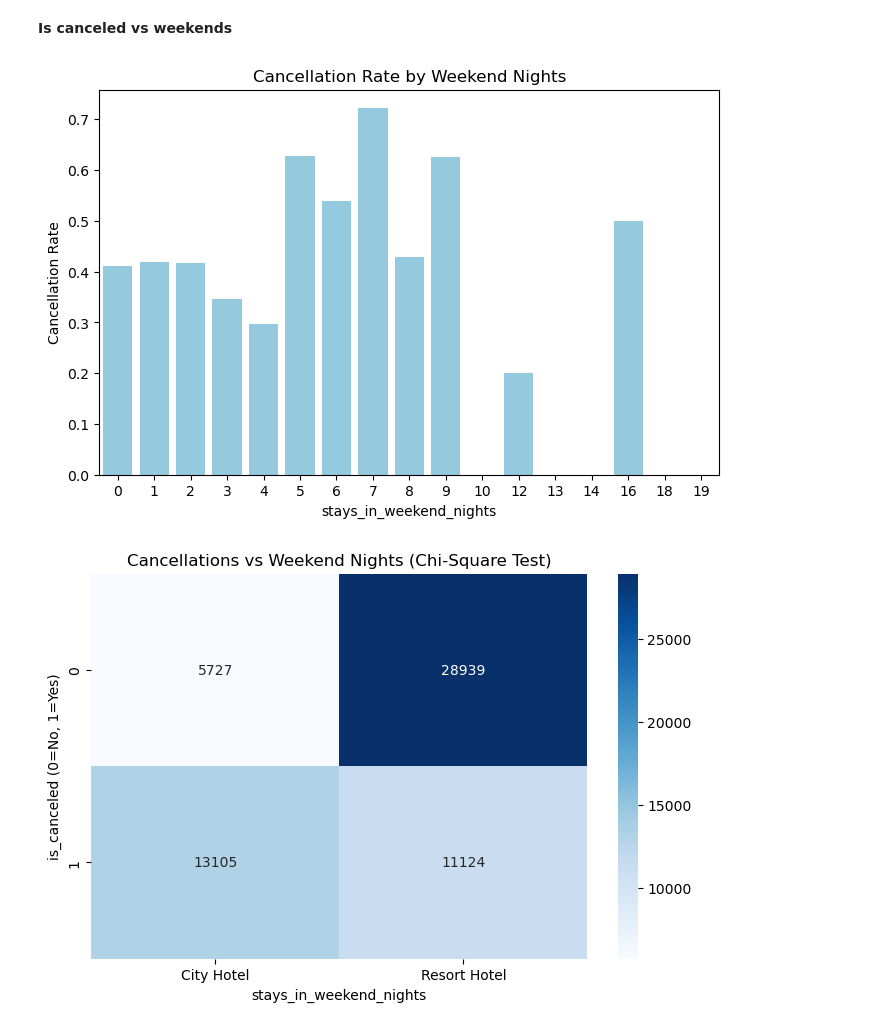
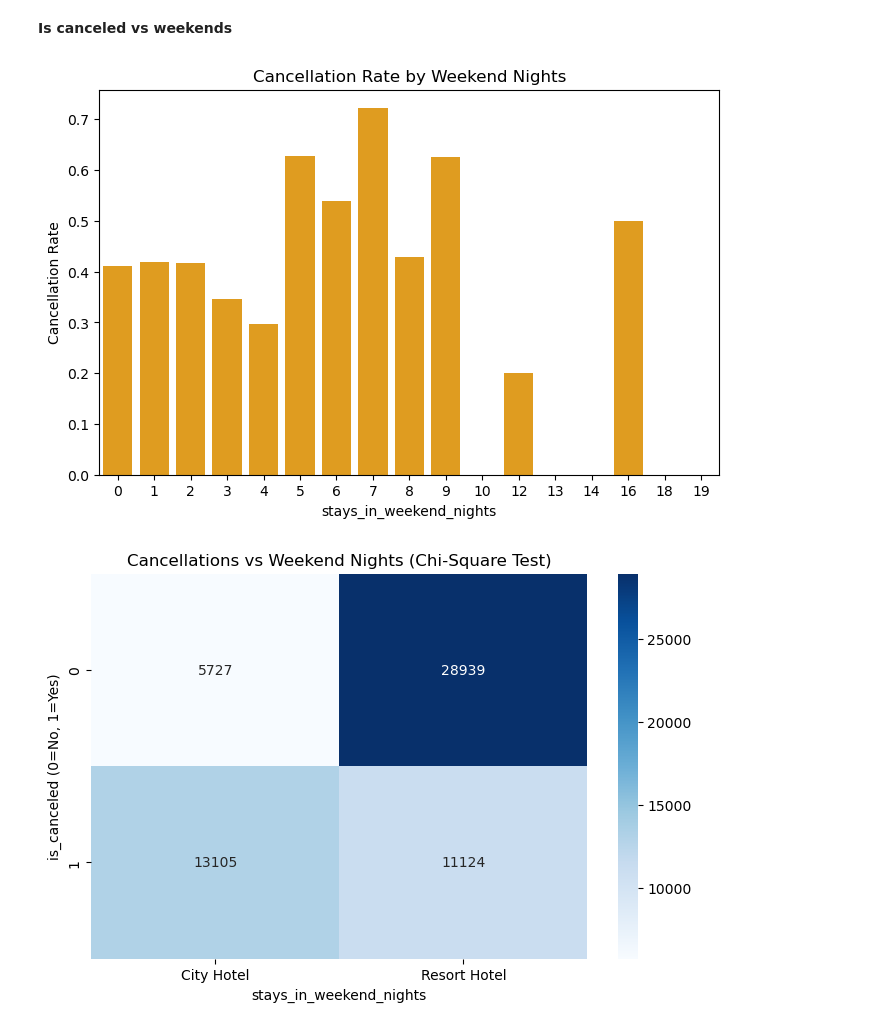
Before and after one commit to CatGelvez01/Ciencia_de_datos_aplicada_taller-1, a Jupyter notebook: taller1.ipynb, the cells around one changed output. Saved outputs shown, nothing was run; the diff lists cells and outputs as text; code cells hidden in the pictures.

```diff
--- a/taller1.ipynb
+++ b/taller1.ipynb
@@ -501,20 +510,20 @@ Reject H0 → Significant association between cancellation and weekend nights
 # %%
 # Visualización de la tabla de contingencia
 
 cancel_rate = (
     data.groupby("stays_in_weekend_nights")["is_canceled"]
     .mean()
     .reset_index()
 )
 
 plt.figure(figsize=(8, 5))
-sns.barplot(x="stays_in_weekend_nights", y="is_canceled", data=cancel_rate, color="skyblue")
+sns.barplot(x="stays_in_weekend_nights", y="is_canceled", data=cancel_rate, color="orange")
 plt.title("Cancellation Rate by Weekend Nights")
 plt.ylabel("Cancellation Rate")
 plt.xlabel("stays_in_weekend_nights")
 plt.show()
 # %% [output]
-[figure, old version]
+[figure, new version]
 # %%
 # Visualización de la tabla de contingencia
 
```
Also changed, not shown: parts of 10 cells of this notebook.
